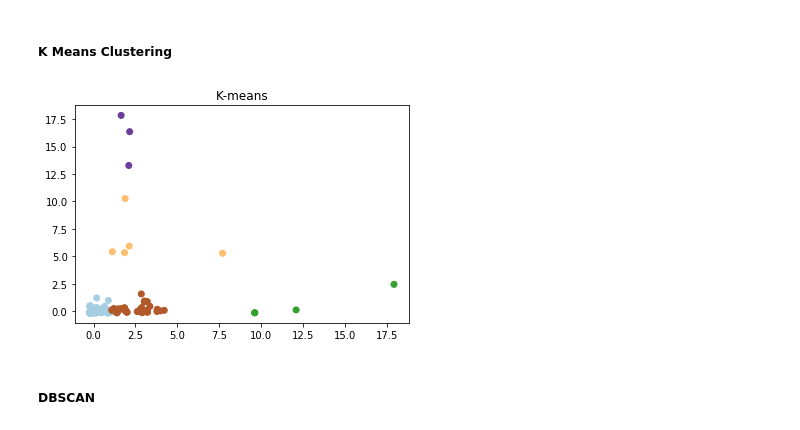
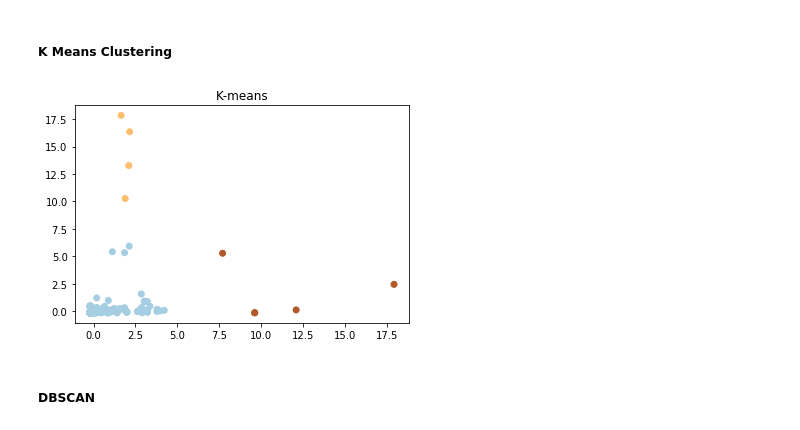
Before and after one commit to SaqlainHussainShah/implementation-of-sdi, a Jupyter notebook: Clustering.ipynb, the cells around one changed output. Saved outputs shown, nothing was run; the diff lists cells and outputs as text; code cells hidden in the pictures.

```diff
--- a/Clustering.ipynb
+++ b/Clustering.ipynb
@@ -169,9 +165,9 @@ def kmeans(X, n_clusters):
     plt.scatter(X[:,0], X[:,1],c=y_pred, cmap='Paired')
     plt.title("K-means")
 # %%
-kmeans(X,n_clusters=5)
+kmeans(X,n_clusters=3)
 # %% [output]
-[figure, old version]
+[figure, new version]
 # %% [markdown]
 ##### DBSCAN
 # %%
```
Also changed, not shown: parts of 1 cell of this notebook.
